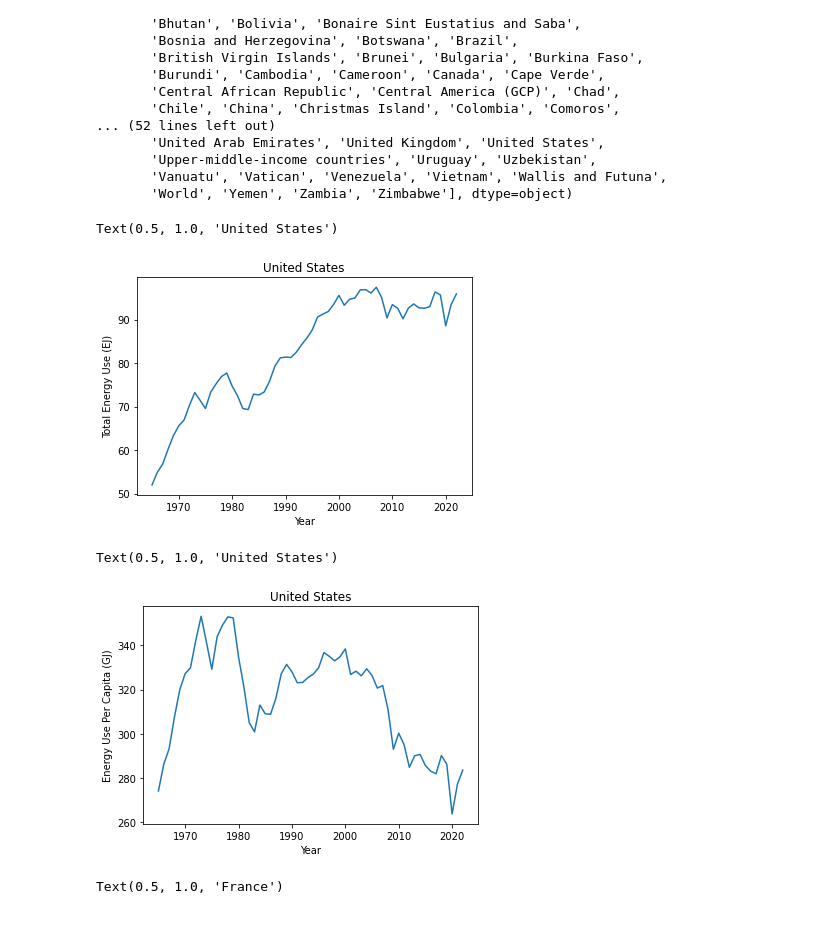
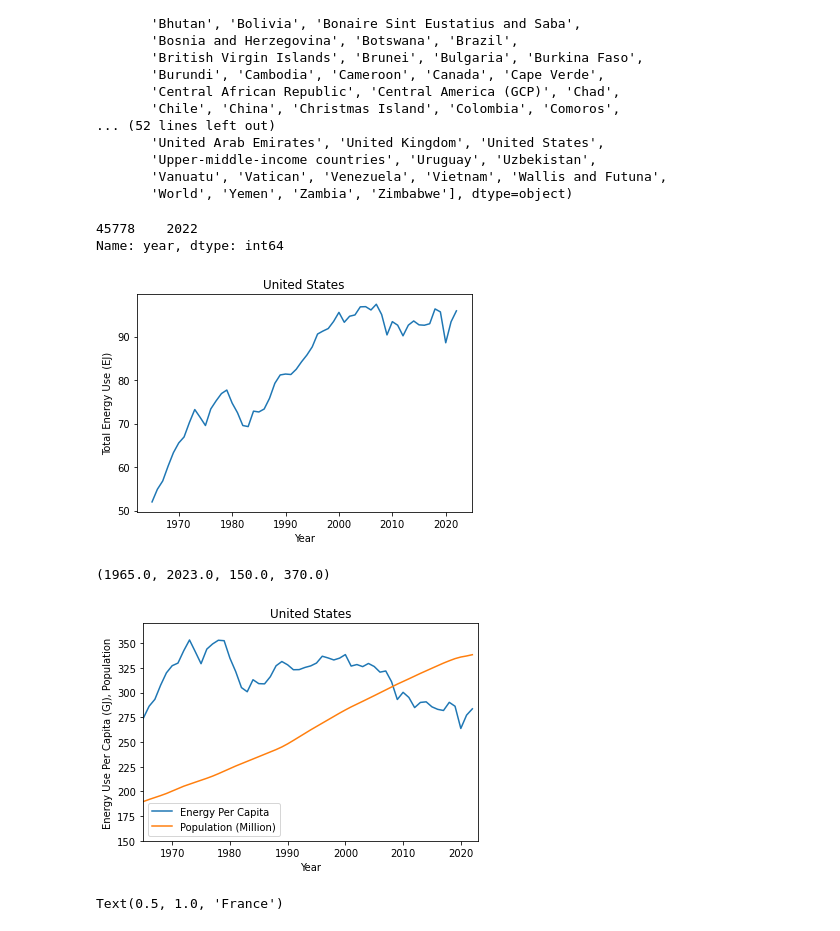
Before and after one commit to dodelson/Physics-of-Energy, a Jupyter notebook: Code/tutorial2.ipynb, the cells around one changed output. Drawn from its saved outputs; the diff is of its cells as text; code cells hidden in the pictures.

```diff
--- a/Code/tutorial2.ipynb
+++ b/Code/tutorial2.ipynb
@@ -80,18 +80,24 @@ plt.xlabel('Year')
 plt.ylabel('Total Energy Use (EJ)')
 country='United States'
 plt.title(country)
+print(yrus[-1:])
 # %% [output]
-Text(0.5, 1.0, 'United States')
+45778    2022
+Name: year, dtype: int64
 [figure]
 # %%
 epcus=us['energy_per_capita']
-plt.plot(yrus, epcus*1.e-6*3600) # GJoules
+popus=us['population']
+plt.plot(yrus, epcus*1.e-6*3600,label='Energy Per Capita') # EJoules
+plt.plot(yrus,popus/1.e6,label='Population (Million)')
 plt.xlabel('Year')
-plt.ylabel('Energy Use Per Capita (GJ)')
+plt.ylabel('Energy Use Per Capita (GJ), Population')
 plt.title(country)
+plt.legend()
+plt.axis([1965,2023,150,370])
 # %% [output]
-Text(0.5, 1.0, 'United States')
+(1965.0, 2023.0, 150.0, 370.0)
-[figure, old version]
+[figure, new version]
 # %%
 country='France'
 df_country = co2[co2['country'] == country]
```
Also changed, not shown: parts of 2 cells of this notebook, 1 other file.
